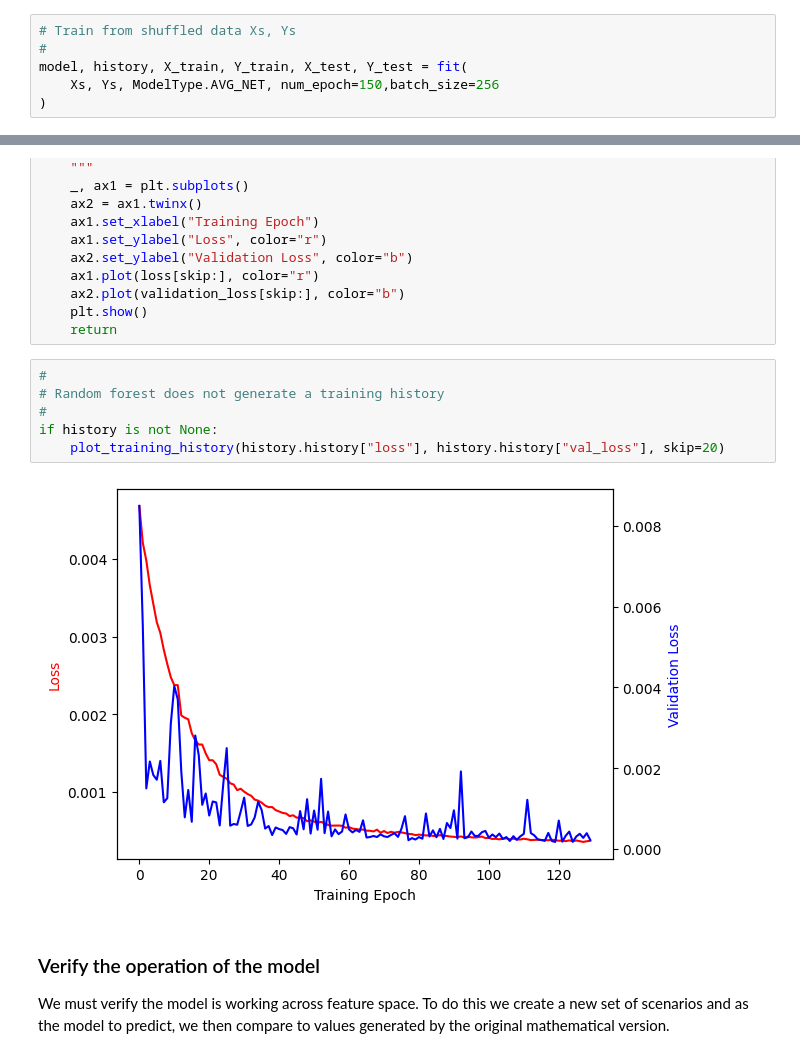
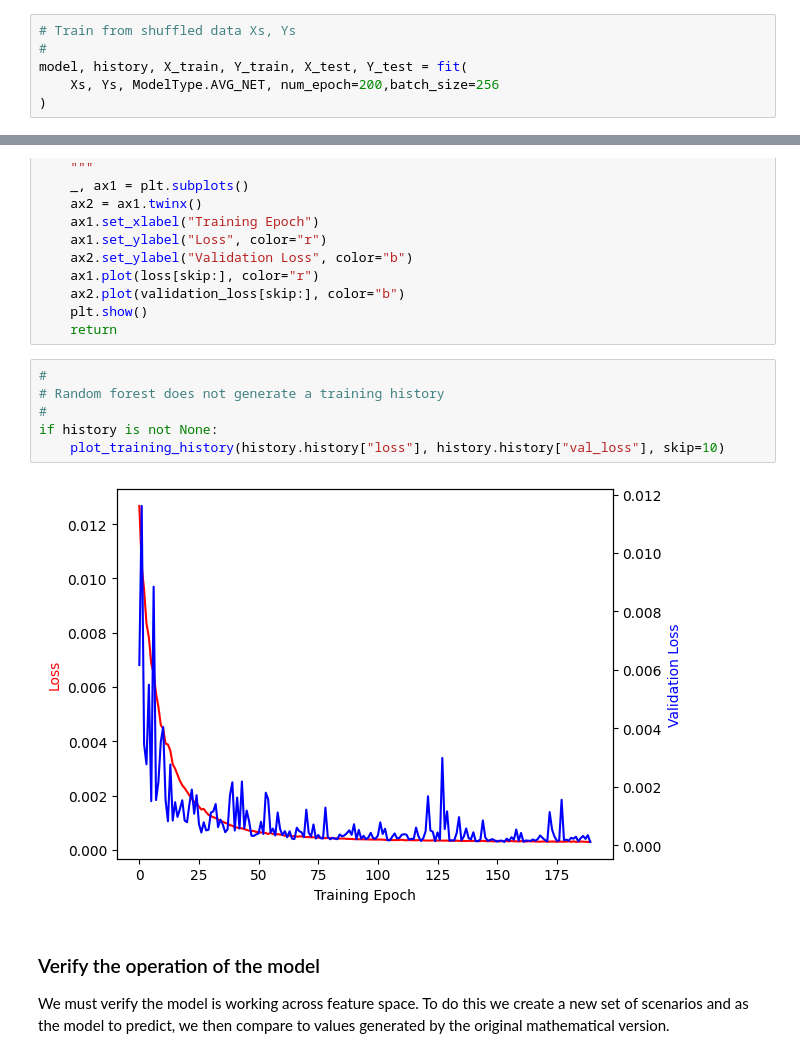
Before and after one commit to parrisma/optprice, a Jupyter notebook: jupyter/optprice.ipynb, the cells around one changed output, grey strips where cells are left out. Saved outputs shown, nothing was run; the diff lists cells and outputs as text.

```diff
--- a/jupyter/optprice.ipynb
+++ b/jupyter/optprice.ipynb
@@ -693,6 +693,6 @@ model, history, X_train, Y_train, X_test, Y_test = fit(
 # Train from shuffled data Xs, Ys
 #
 model, history, X_train, Y_train, X_test, Y_test = fit(
-    Xs, Ys, ModelType.AVG_NET, num_epoch=150,batch_size=256
+    Xs, Ys, ModelType.AVG_NET, num_epoch=200,batch_size=256
 )
 # %% [output]
@@ -749,11 +759,11 @@ def plot_training_history(
 # %%
 #
 # Random forest does not generate a training history
 #
 if history is not None:
-    plot_training_history(history.history["loss"], history.history["val_loss"], skip=20)
+    plot_training_history(history.history["loss"], history.history["val_loss"], skip=10)
 # %% [output]
-[figure, old version]
+[figure, new version]
 # %% [markdown]
 ### Verify the operation of the model
 
```
Also changed, not shown: parts of 11 cells of this notebook.
